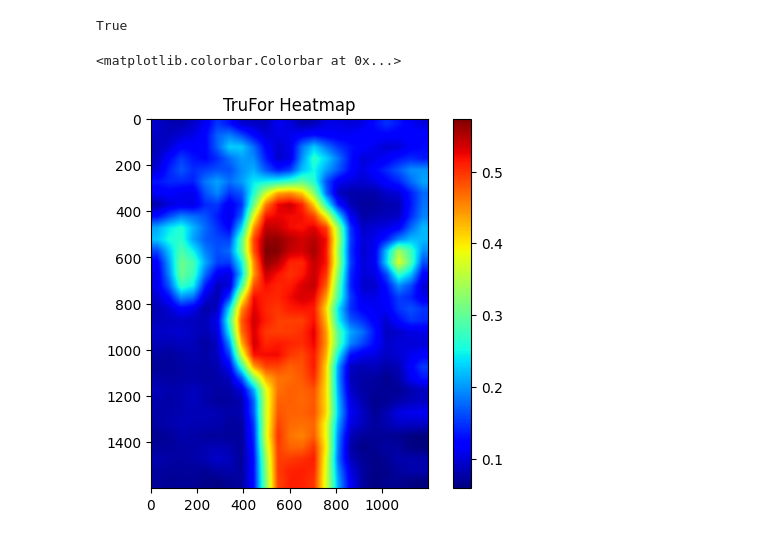
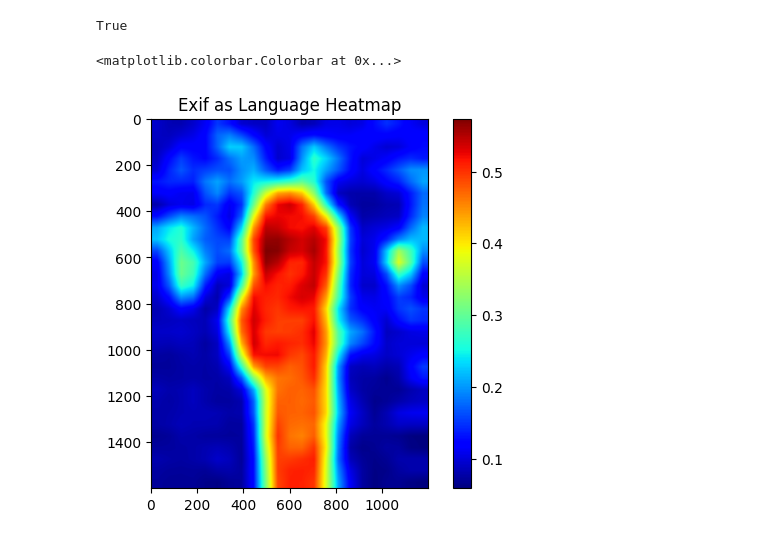
Before and after one commit to bp82125/ForgeryX-Server, a Jupyter notebook: notebooks/ml/exif.ipynb, the cells around one changed output. Cells and saved outputs as stored; diff of their text form; code cells hidden in the pictures.

```diff
--- a/notebooks/ml/exif.ipynb
+++ b/notebooks/ml/exif.ipynb
@@ -49,3 +47,10 @@ output = method.predict(**input)
+# %%
+import torch
+
+method.net.eval()
+
+with torch.no_grad():
+    output = method.predict(**input)
 # %%
 ms, ncuts, score, output_pca, affinity_matrix = output
 
@@ -61,8 +66,8 @@ cv2.imwrite("exif.png", heatmap)
 True
 # %%
 plt.imshow(ms, cmap='jet', interpolation='hamming')
-plt.title('TruFor Heatmap')
+plt.title('Exif as Language Heatmap')
 plt.colorbar()
 # %% [output]
 <matplotlib.colorbar.Colorbar at 0x...>
-[figure, old version]
+[figure, new version]
```
Also changed, not shown: parts of 2 cells of this notebook, 51 other files.
